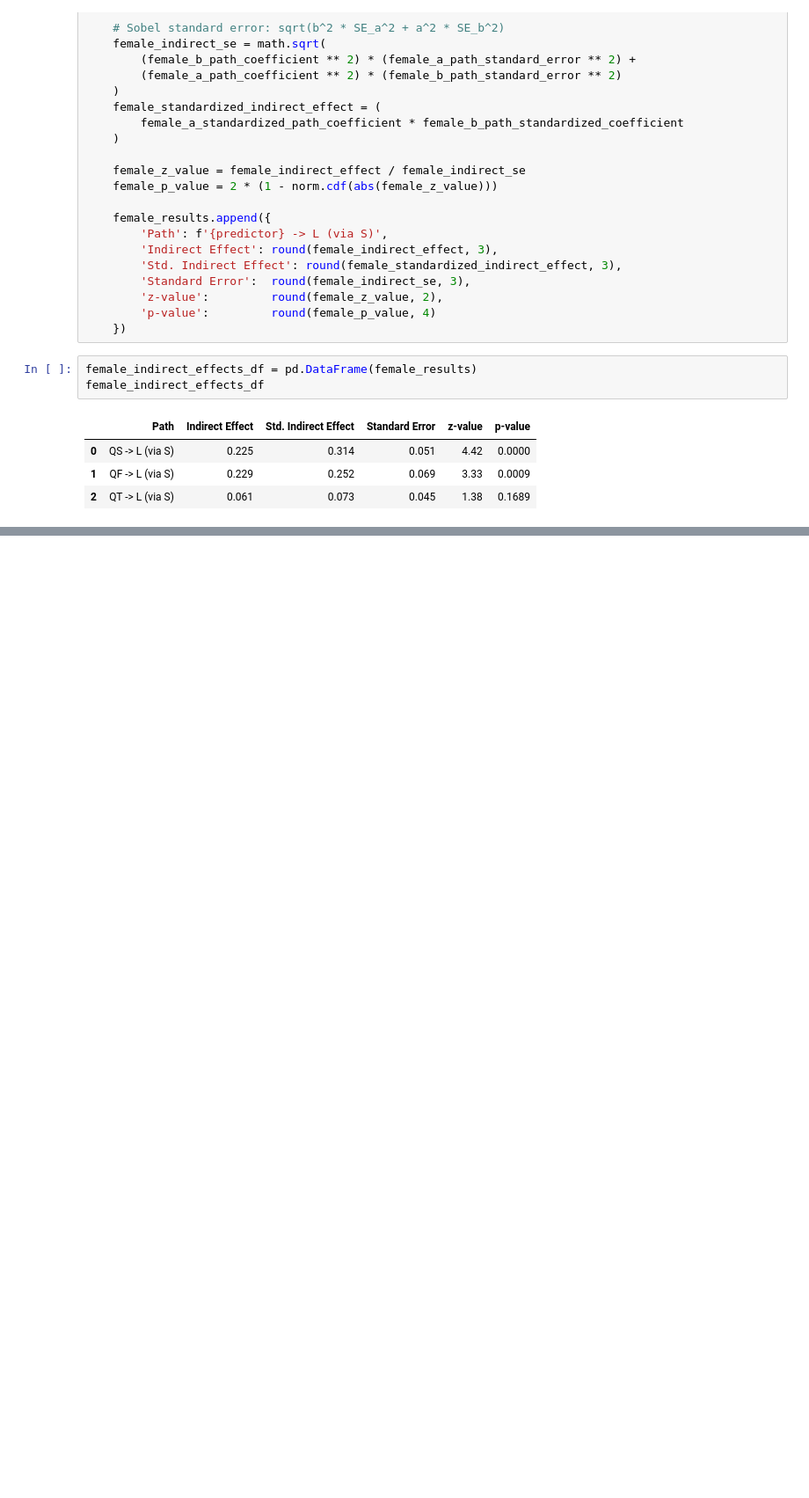
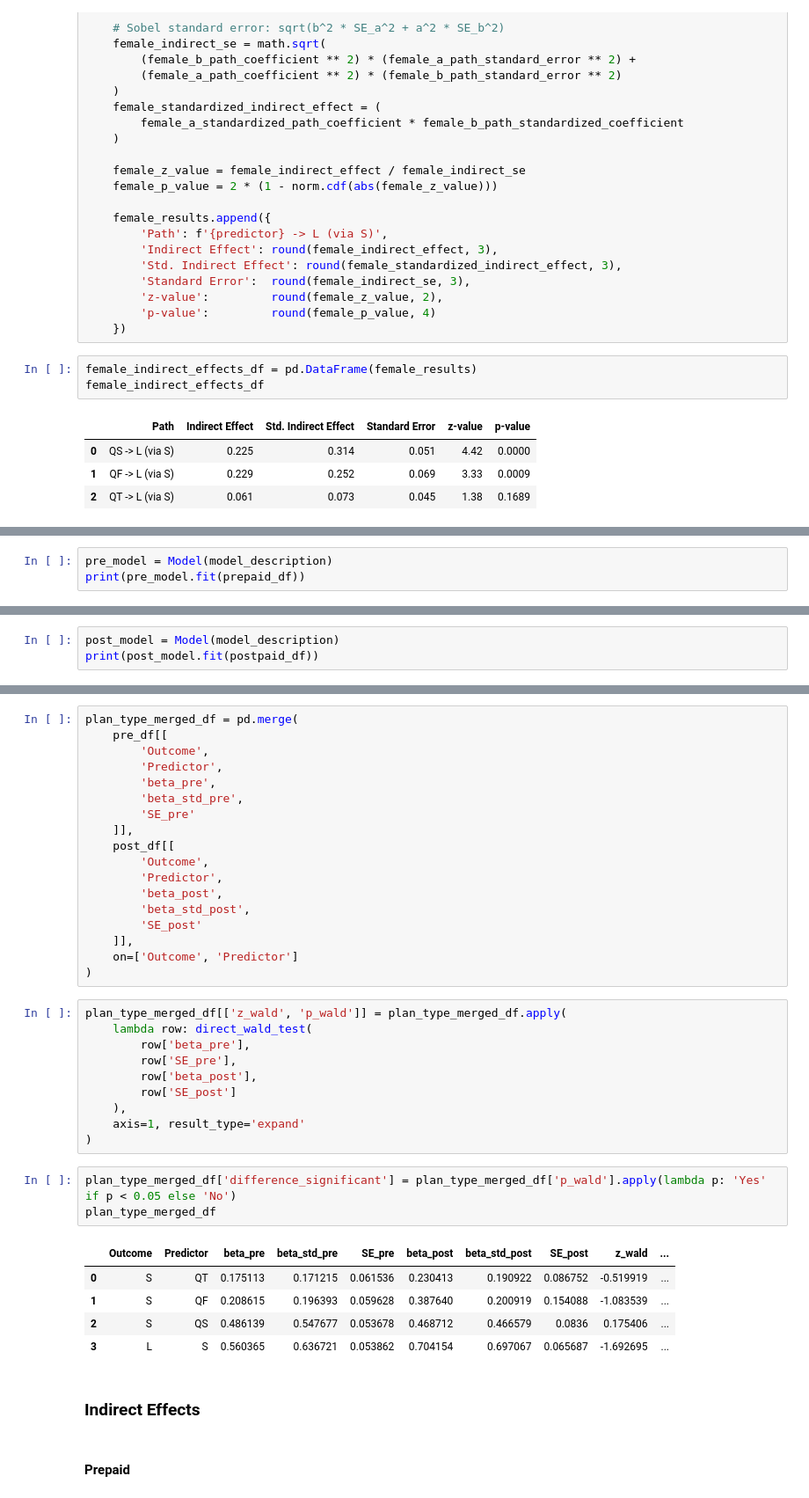
Before and after one commit to VictorValar/python-structural-equation-modeling-guide, a Jupyter notebook: Practice 3/practice_3.ipynb, the cells around one changed output, grey strips where cells are left out. Shown at 88% size. Saved outputs shown, nothing was run; the diff lists cells and outputs as text; blank space fills up the shorter version.

```diff
--- a/Practice 3/practice_3.ipynb
+++ b/Practice 3/practice_3.ipynb
@@ -424,0 +438,3 @@ female_indirect_effects_df
+# %%
+pre_model = Model(model_description)
+print(pre_model.fit(prepaid_df))
@@ -424,0 +451,3 @@ female_indirect_effects_df
+# %%
+post_model = Model(model_description)
+print(post_model.fit(postpaid_df))
@@ -424,0 +551,41 @@ female_indirect_effects_df
+# %%
+plan_type_merged_df = pd.merge(
+    pre_df[[
+        'Outcome',
+        'Predictor',
+        'beta_pre',
+        'beta_std_pre',
+        'SE_pre'
+    ]],
+    post_df[[
+        'Outcome',
+        'Predictor',
+        'beta_post',
+        'beta_std_post',
+        'SE_post'
+    ]],
+    on=['Outcome', 'Predictor']
+)
+# %%
+plan_type_merged_df[['z_wald', 'p_wald']] = plan_type_merged_df.apply(
+    lambda row: direct_wald_test(
+        row['beta_pre'],
+        row['SE_pre'],
+        row['beta_post'],
+        row['SE_post']
+    ),
+    axis=1, result_type='expand'
+)
+# %%
+plan_type_merged_df['difference_significant'] = plan_type_merged_df['p_wald'].apply(lambda p: 'Yes' if p < 0.05 else 'No')
+plan_type_merged_df
+# %% [output]
+|  | Outcome | Predictor | beta_pre | beta_std_pre | SE_pre | beta_post | beta_std_post | SE_post | z_wald | ... |
+| 0 | S | QT | 0.175113 | 0.171215 | 0.061536 | 0.230413 | 0.190922 | 0.086752 | -0.519919 | ... |
+| 1 | S | QF | 0.208615 | 0.196393 | 0.059628 | 0.387640 | 0.200919 | 0.154088 | -1.083539 | ... |
+| 2 | S | QS | 0.486139 | 0.547677 | 0.053678 | 0.468712 | 0.466579 | 0.0836 | 0.175406 | ... |
+| 3 | L | S | 0.560365 | 0.636721 | 0.053862 | 0.704154 | 0.697067 | 0.065687 | -1.692695 | ... |
+# %% [markdown]
+### Indirect Effects
+# %% [markdown]
+#### Prepaid
```
Also changed, not shown: parts of 36 cells of this notebook.
